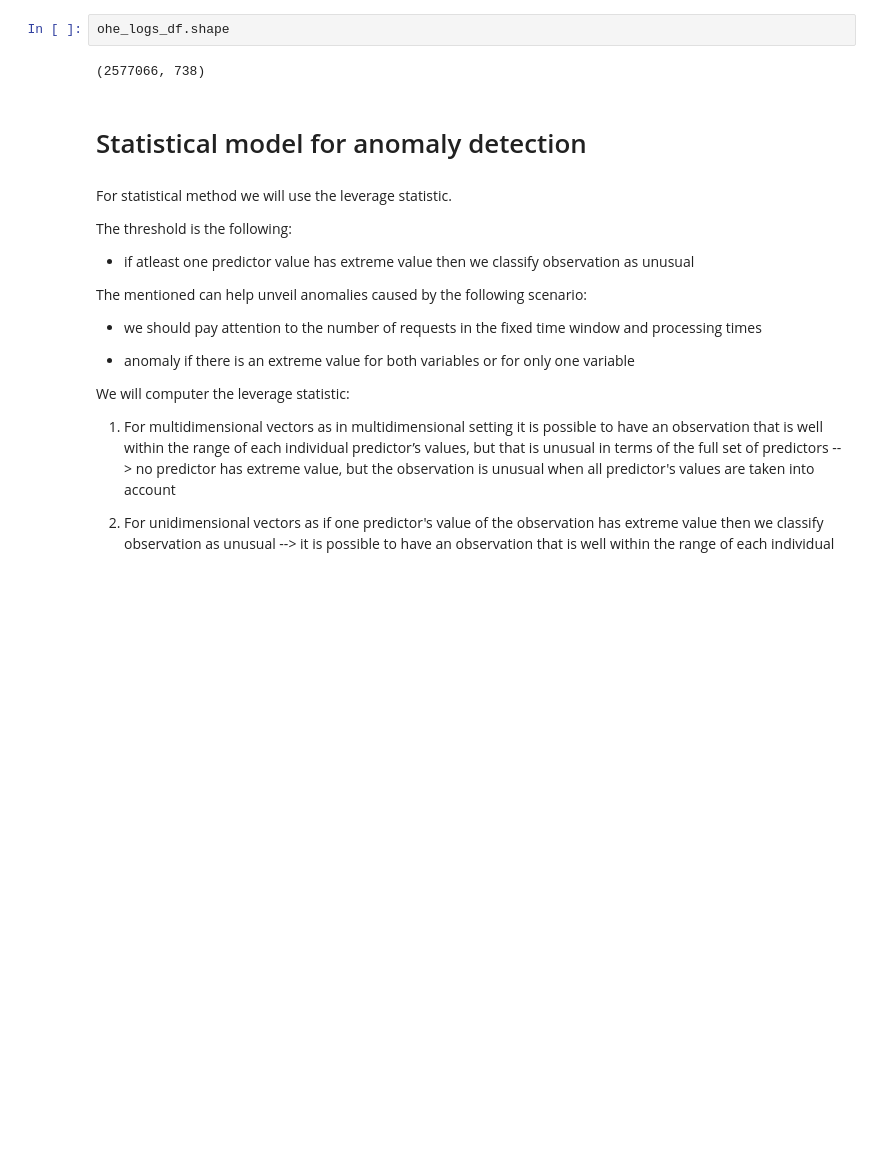
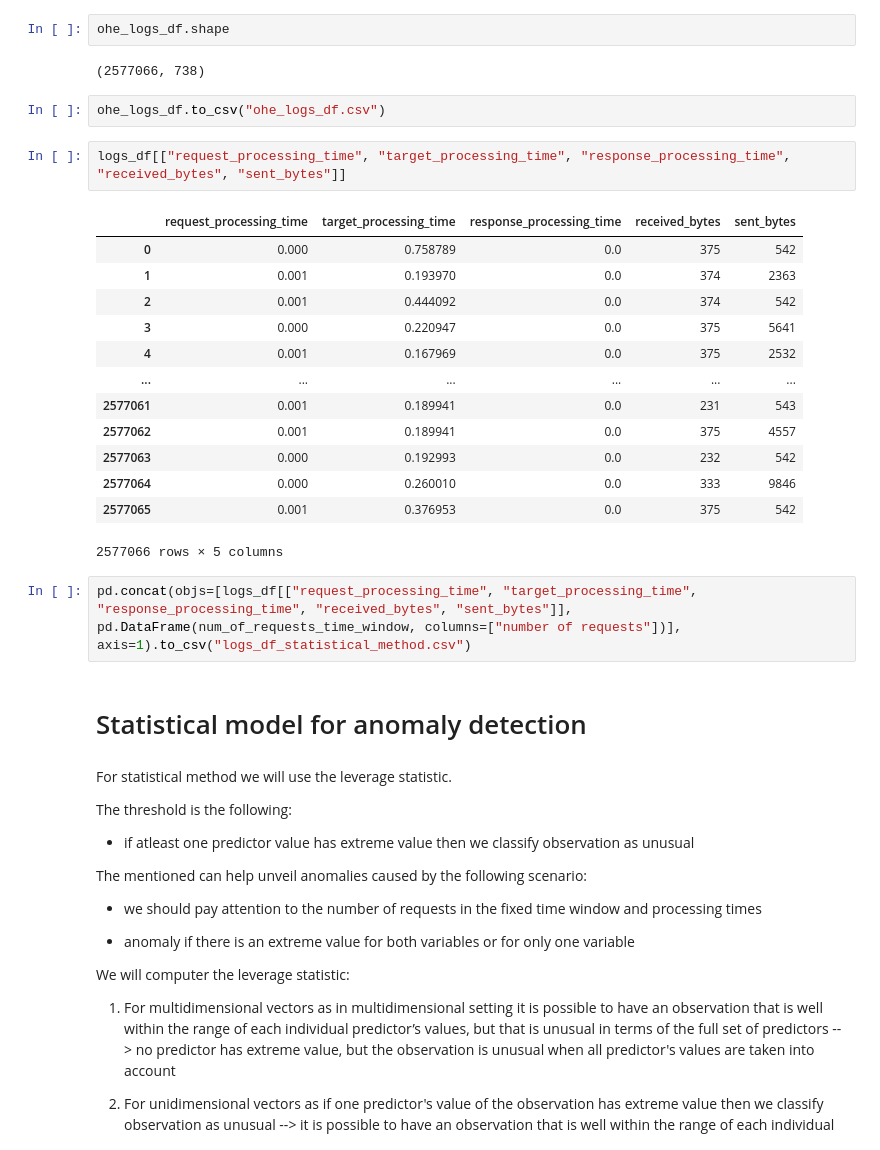
Before and after one commit to SpaceXAlphaBravoCharlie/Diplomski, a Jupyter notebook: Diplomski.ipynb, the cells around one changed output. Drawn from its saved outputs; the diff is of its cells as text; blank space fills up the shorter version.

Commit message:
Prepared data frame for statistical model

```diff
--- a/Diplomski.ipynb
+++ b/Diplomski.ipynb
@@ -1401,6 +1441,26 @@ ohe_logs_df.head()
 ohe_logs_df.shape
 # %% [output]
 (2577066, 738)
+# %%
+ohe_logs_df.to_csv("ohe_logs_df.csv")
+# %%
+logs_df[["request_processing_time", "target_processing_time", "response_processing_time", "received_bytes", "sent_bytes"]]
+# %% [output]
+|  | request_processing_time | target_processing_time | response_processing_time | received_bytes | sent_bytes |
+| 0 | 0.000 | 0.758789 | 0.0 | 375 | 542 |
+| 1 | 0.001 | 0.193970 | 0.0 | 374 | 2363 |
+| 2 | 0.001 | 0.444092 | 0.0 | 374 | 542 |
+| 3 | 0.000 | 0.220947 | 0.0 | 375 | 5641 |
+| 4 | 0.001 | 0.167969 | 0.0 | 375 | 2532 |
+| ... | ... | ... | ... | ... | ... |
+| 2577061 | 0.001 | 0.189941 | 0.0 | 231 | 543 |
+| 2577062 | 0.001 | 0.189941 | 0.0 | 375 | 4557 |
+| 2577063 | 0.000 | 0.192993 | 0.0 | 232 | 542 |
+| 2577064 | 0.000 | 0.260010 | 0.0 | 333 | 9846 |
+| 2577065 | 0.001 | 0.376953 | 0.0 | 375 | 542 |
+2577066 rows × 5 columns
+# %%
+pd.concat(objs=[logs_df[["request_processing_time", "target_processing_time", "response_processing_time", "received_bytes", "sent_bytes"]], pd.DataFrame(num_of_requests_time_window, columns=["number of requests"])], axis=1).to_csv("logs_df_statistical_method.csv")
 # %% [markdown]
 # Statistical model for anomaly detection
 # %% [markdown]
```
Also changed, not shown: parts of 15 cells of this notebook.
